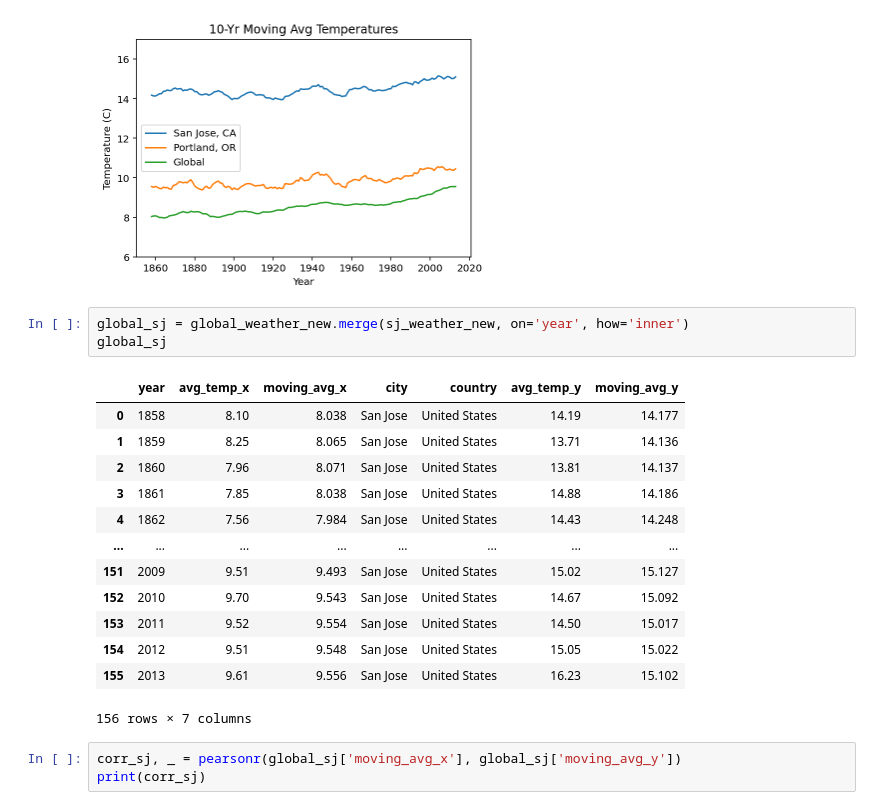
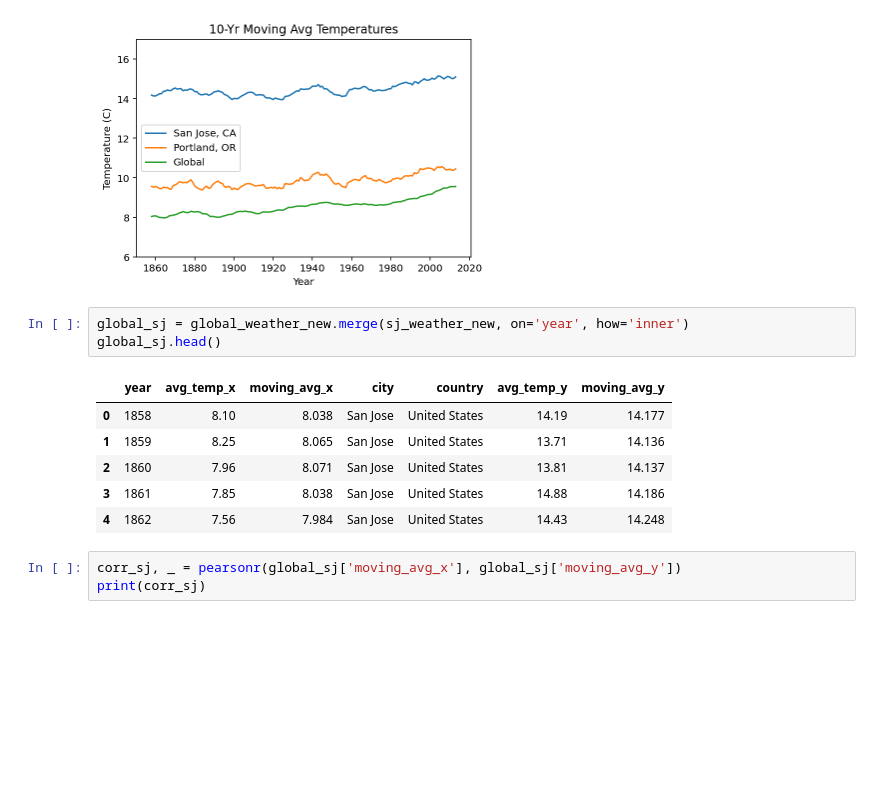
Before and after one commit to evanchen13/explore-weather-trends, a Jupyter notebook: weather-trends.ipynb, the cells around one changed output. Drawn from its saved outputs; the diff is of its cells as text; blank space fills up the shorter version.

```diff
--- a/weather-trends.ipynb
+++ b/weather-trends.ipynb
@@ -147,21 +248,14 @@ plt.legend();
 [figure]
 # %%
 global_sj = global_weather_new.merge(sj_weather_new, on='year', how='inner')
-global_sj
+global_sj.head()
 # %% [output]
 |  | year | avg_temp_x | moving_avg_x | city | country | avg_temp_y | moving_avg_y |
 | 0 | 1858 | 8.10 | 8.038 | San Jose | United States | 14.19 | 14.177 |
 | 1 | 1859 | 8.25 | 8.065 | San Jose | United States | 13.71 | 14.136 |
 | 2 | 1860 | 7.96 | 8.071 | San Jose | United States | 13.81 | 14.137 |
 | 3 | 1861 | 7.85 | 8.038 | San Jose | United States | 14.88 | 14.186 |
 | 4 | 1862 | 7.56 | 7.984 | San Jose | United States | 14.43 | 14.248 |
-| ... | ... | ... | ... | ... | ... | ... | ... |
-| 151 | 2009 | 9.51 | 9.493 | San Jose | United States | 15.02 | 15.127 |
-| 152 | 2010 | 9.70 | 9.543 | San Jose | United States | 14.67 | 15.092 |
-| 153 | 2011 | 9.52 | 9.554 | San Jose | United States | 14.50 | 15.017 |
-| 154 | 2012 | 9.51 | 9.548 | San Jose | United States | 15.05 | 15.022 |
-| 155 | 2013 | 9.61 | 9.556 | San Jose | United States | 16.23 | 15.102 |
-156 rows × 7 columns
 # %%
 corr_sj, _ = pearsonr(global_sj['moving_avg_x'], global_sj['moving_avg_y'])
 print(corr_sj)
```
Also changed, not shown: parts of 22 cells of this notebook.
